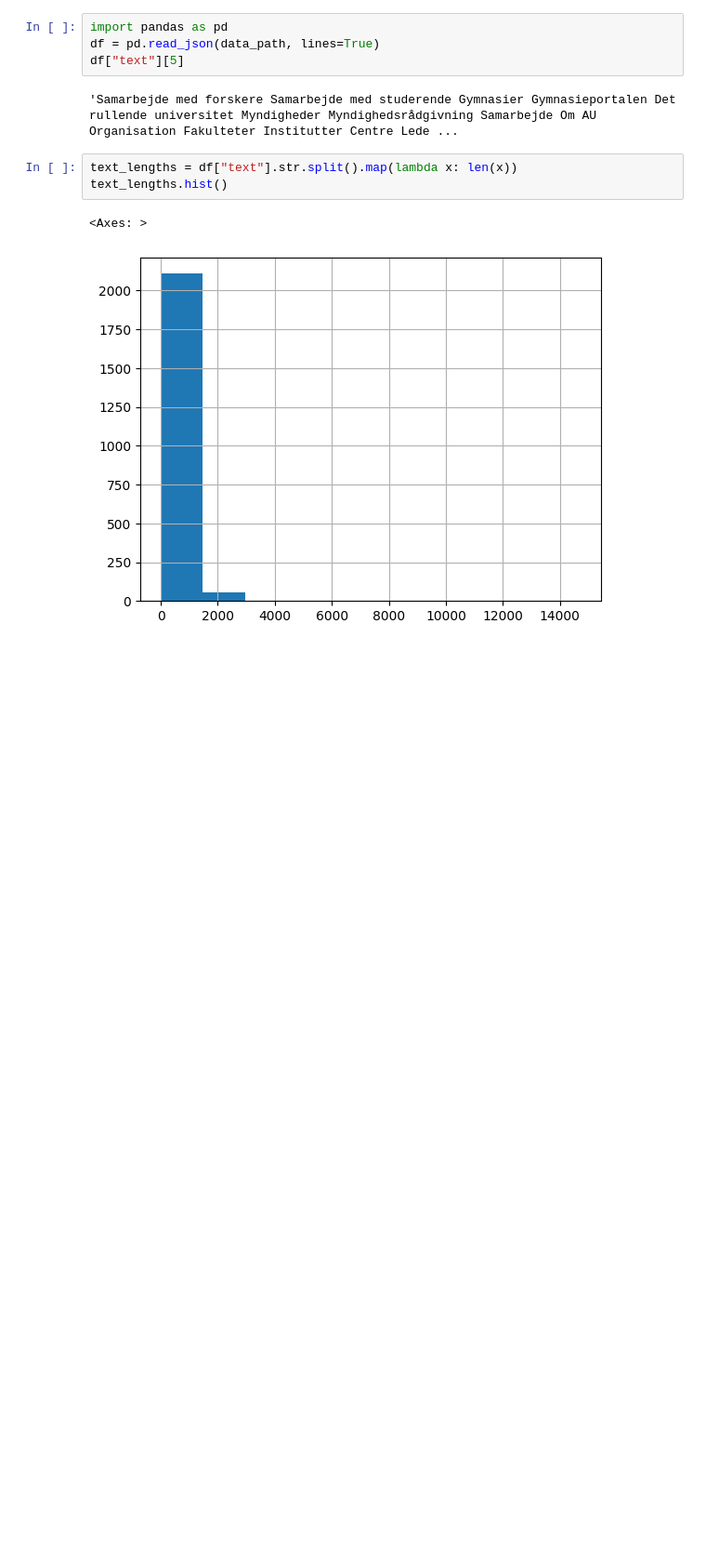
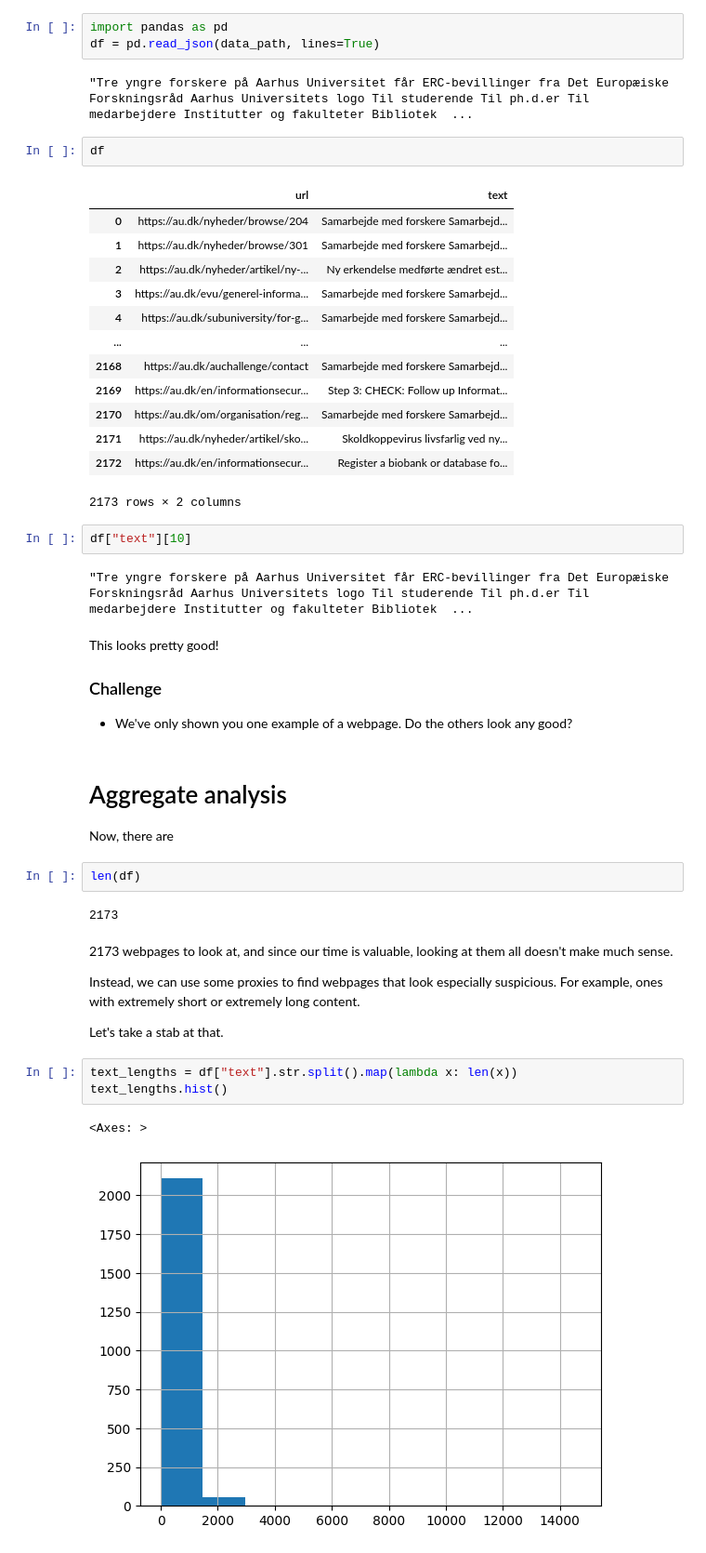
Before and after one commit to centre-for-humanities-computing/au-it-danish-nlp, a Jupyter notebook: ingest_data.ipynb, the cells around one changed output. Shown at 93% size. Drawn from its saved outputs; the diff is of its cells as text; blank space fills up the shorter version.

Commit message:
docs: add text

```diff
--- a/ingest_data.ipynb
+++ b/ingest_data.ipynb
@@ -12,9 +50,46 @@ print(data_path)
 # %%
 import pandas as pd
 df = pd.read_json(data_path, lines=True)
-df["text"][5]
 # %% [output]
-'Samarbejde med forskere Samarbejde med studerende Gymnasier Gymnasieportalen Det rullende universitet Myndigheder Myndighedsrådgivning Samarbejde Om AU Organisation Fakulteter Institutter Centre Lede ...
+"Tre yngre forskere på Aarhus Universitet får ERC-bevillinger fra Det Europæiske Forskningsråd Aarhus Universitets logo Til studerende Til ph.d.er Til medarbejdere Institutter og fakulteter Bibliotek  ...
+# %%
+df
+# %% [output]
+|  | url | text |
+| 0 | https://au.dk/nyheder/browse/204 | Samarbejde med forskere Samarbejd... |
+| 1 | https://au.dk/nyheder/browse/301 | Samarbejde med forskere Samarbejd... |
+| 2 | https://au.dk/nyheder/artikel/ny-... | Ny erkendelse medførte ændret est... |
+| 3 | https://au.dk/evu/generel-informa... | Samarbejde med forskere Samarbejd... |
+| 4 | https://au.dk/subuniversity/for-g... | Samarbejde med forskere Samarbejd... |
+| ... | ... | ... |
+| 2168 | https://au.dk/auchallenge/contact | Samarbejde med forskere Samarbejd... |
+| 2169 | https://au.dk/en/informationsecur... | Step 3: CHECK: Follow up Informat... |
+| 2170 | https://au.dk/om/organisation/reg... | Samarbejde med forskere Samarbejd... |
+| 2171 | https://au.dk/nyheder/artikel/sko... | Skoldkoppevirus livsfarlig ved ny... |
+| 2172 | https://au.dk/en/informationsecur... | Register a biobank or database fo... |
+2173 rows × 2 columns
+# %%
+df["text"][10]
+# %% [output]
+"Tre yngre forskere på Aarhus Universitet får ERC-bevillinger fra Det Europæiske Forskningsråd Aarhus Universitets logo Til studerende Til ph.d.er Til medarbejdere Institutter og fakulteter Bibliotek  ...
+# %% [markdown]
+This looks pretty good!
+
+### Challenge
+* We've only shown you one example of a webpage. Do the others look any good?
+# %% [markdown]
+# Aggregate analysis
+Now, there are
+# %%
+len(df)
+# %% [output]
+2173
+# %% [markdown]
+2173 webpages to look at, and since our time is valuable, looking at them all doesn't make much sense.
+
+Instead, we can use some proxies to find webpages that look especially suspicious. For example, ones with extremely short or extremely long content.
+
+Let's take a stab at that.
 # %%
 text_lengths = df["text"].str.split().map(lambda x: len(x))
 text_lengths.hist()
```
Also changed, not shown: parts of 18 cells of this notebook.
